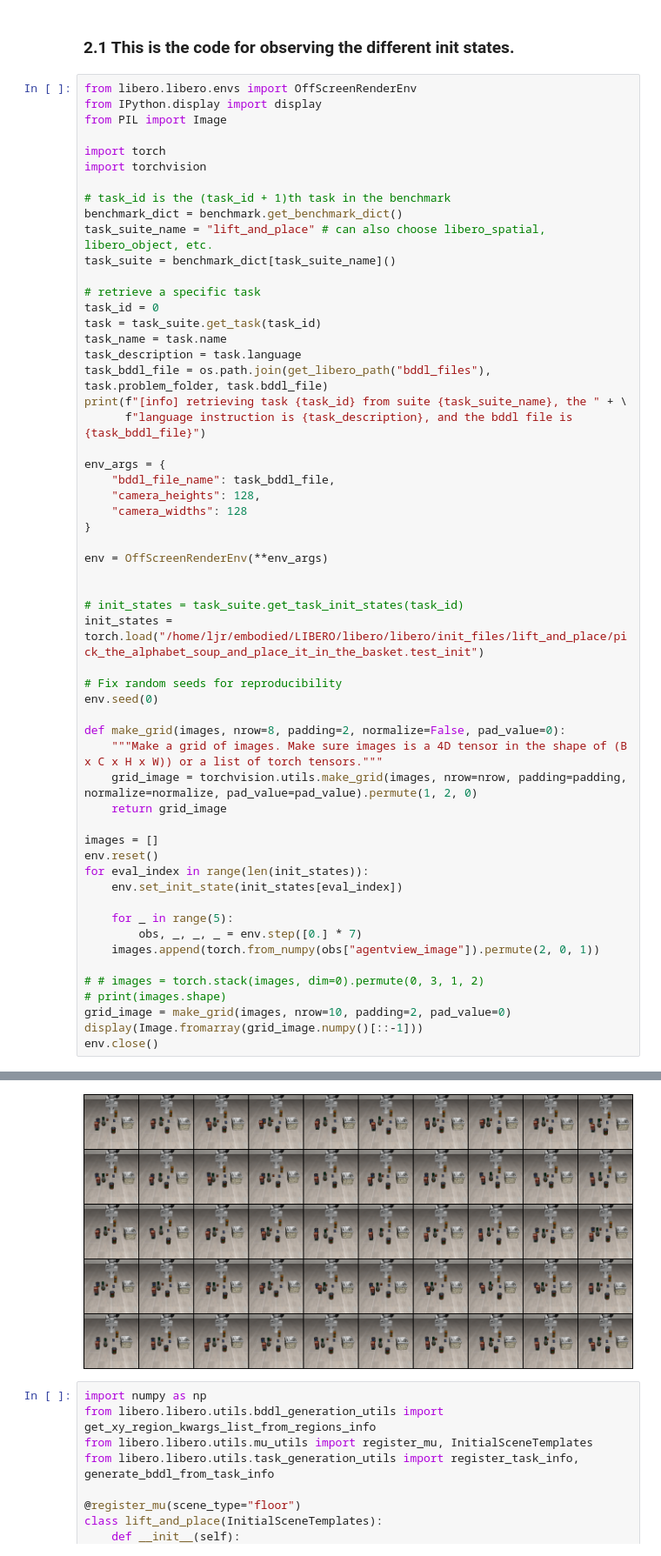
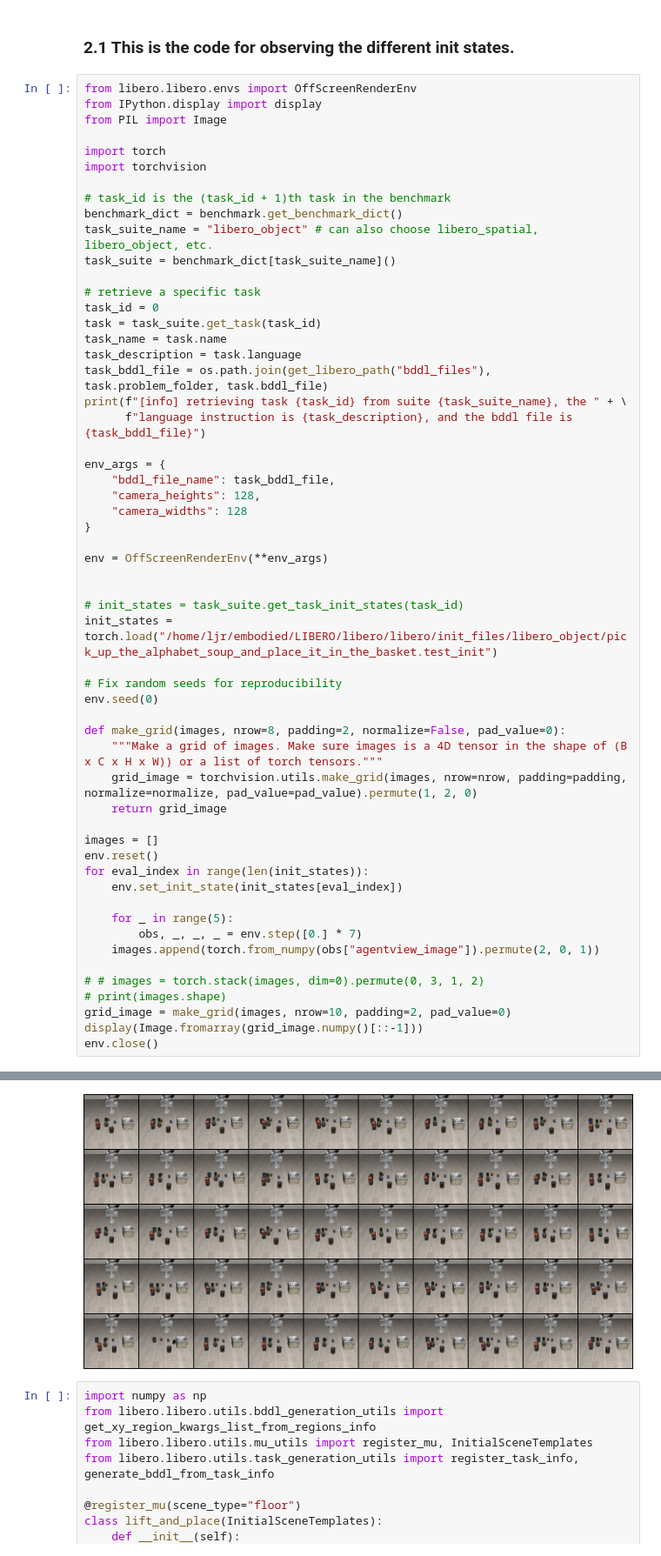
Before and after one commit to kingdom-of-warriors/My_Libero, a Jupyter notebook: test.ipynb, the cells around one changed output, grey strips where cells are left out. Shown: that part at 87% size. Cells and saved outputs as stored; diff of their text form.

```diff
--- a/test.ipynb
+++ b/test.ipynb
@@ -117,7 +103,7 @@ import torchvision
 
 # task_id is the (task_id + 1)th task in the benchmark
 benchmark_dict = benchmark.get_benchmark_dict()
-task_suite_name = "lift_and_place" # can also choose libero_spatial, libero_object, etc.
+task_suite_name = "libero_object" # can also choose libero_spatial, libero_object, etc.
 task_suite = benchmark_dict[task_suite_name]()
 
 # retrieve a specific task
@@ -139,7 +125,7 @@ env = OffScreenRenderEnv(**env_args)
 
 
 # init_states = task_suite.get_task_init_states(task_id)
-init_states = torch.load("/home/ljr/embodied/LIBERO/libero/libero/init_files/lift_and_place/pick_the_alphabet_soup_and_place_it_in_the_basket.test_init")
+init_states = torch.load("/home/ljr/embodied/LIBERO/libero/libero/init_files/libero_object/pick_up_the_alphabet_soup_and_place_it_in_the_basket.test_init")
 
 # Fix random seeds for reproducibility
 env.seed(0)
@@ -169,8 +155,8 @@ env.close()
 problem_info {'problem_name': 'libero_floor_manipulation', 'domain_name': 'robosuite', 'language_instruction': 'pick the alphabet soup and place it in the basket'}
 TASK_MAPPING {'libero_tabletop_manipulation': <class 'libero.libero.envs.problems.libero_tabletop_manipulation.Libero_Tabletop_Manipulation'>, 'libero_coffee_table_manipulation': <class 'libero.libero ...
 <class 'libero.libero.envs.problems.libero_floor_manipulation.Libero_Floor_Manipulation'>
 config {'problem_name': 'libero_floor_manipulation', 'fixtures': {'floor': ['floor']}, 'regions': {'floor_bin_region': {'target': 'floor', 'ranges': [[-0.01, 0.25, 0.01, 0.27]], 'extra': [], 'yaw_rota ...
-[figure, old version]
+[figure, new version]
 # %%
 import numpy as np
 from libero.libero.utils.bddl_generation_utils import get_xy_region_kwargs_list_from_regions_info
```
Also changed, not shown: parts of 4 cells of this notebook, 3 other files.
